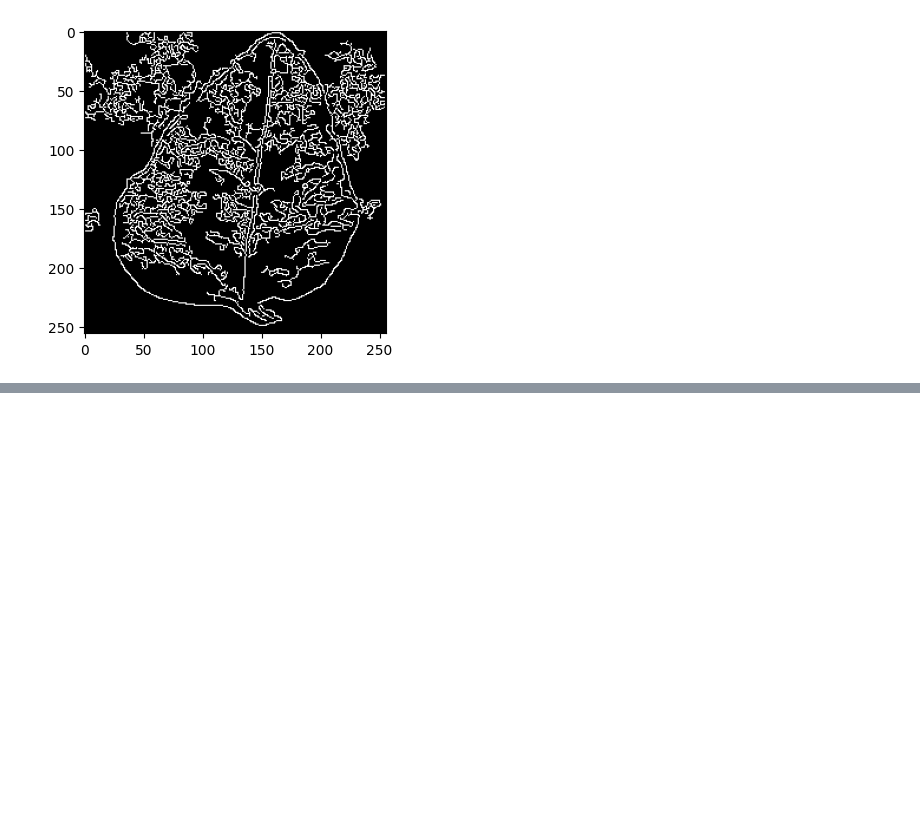
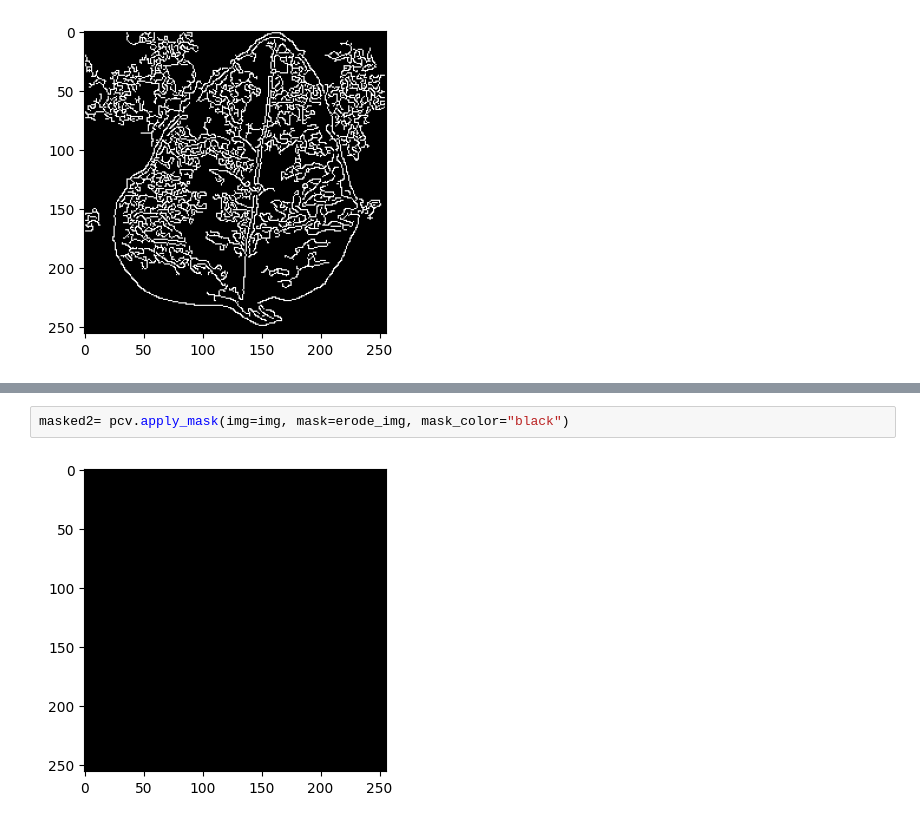
Before and after one commit to AnaGT/Anamilena, a Jupyter notebook: plantcv.ipynb, the cells around one changed output, grey strips where cells are left out. Drawn from its saved outputs; the diff is of its cells as text; blank space fills up the shorter version.

```diff
--- a/plantcv.ipynb
+++ b/plantcv.ipynb
@@ -97,0 +120,4 @@ canny_img= pcv.canny_edge_detect(img=img,
+# %%
+masked2= pcv.apply_mask(img=img, mask=erode_img, mask_color="black")
+# %% [output]
+[figure, added]
```
Also changed, not shown: parts of 4 cells of this notebook.
